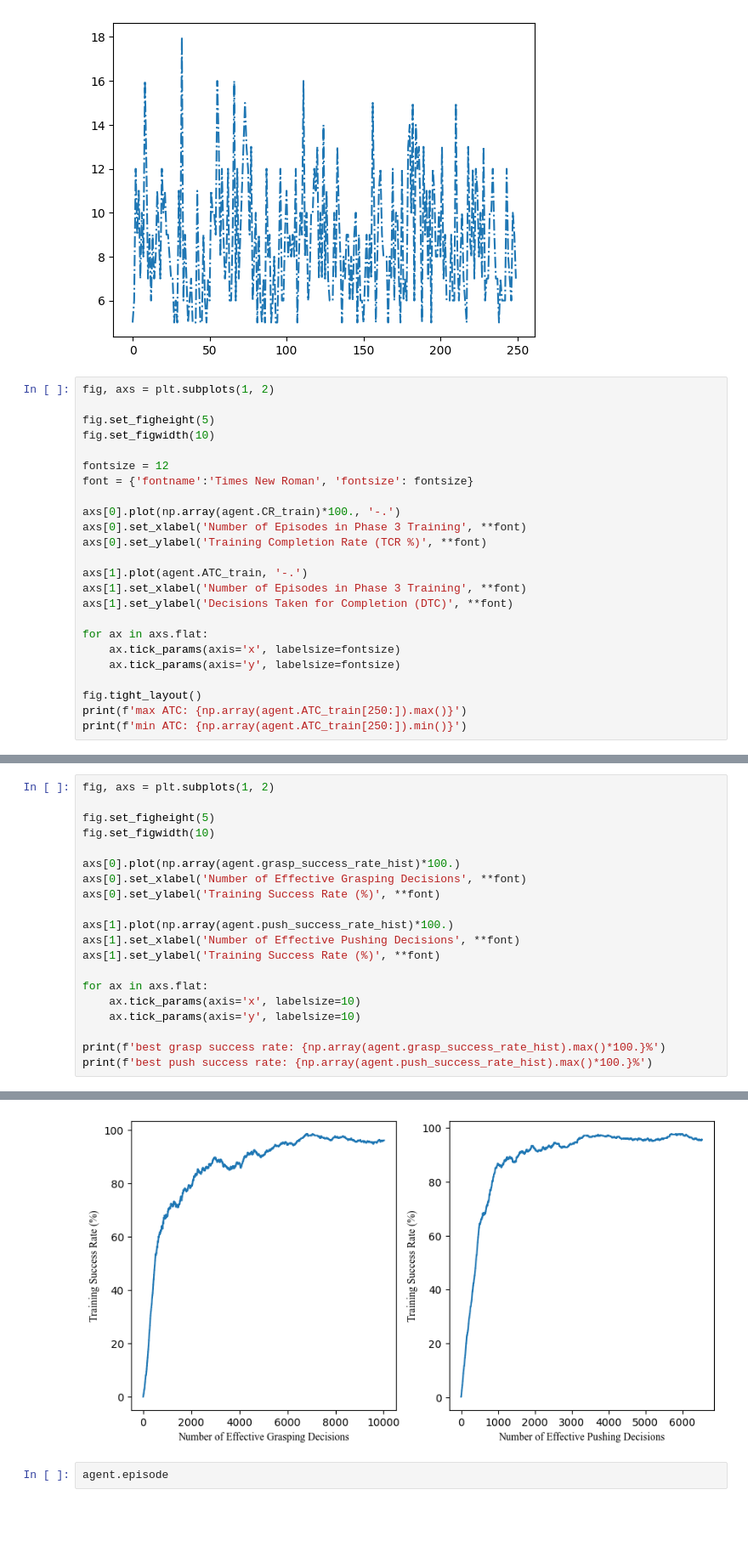
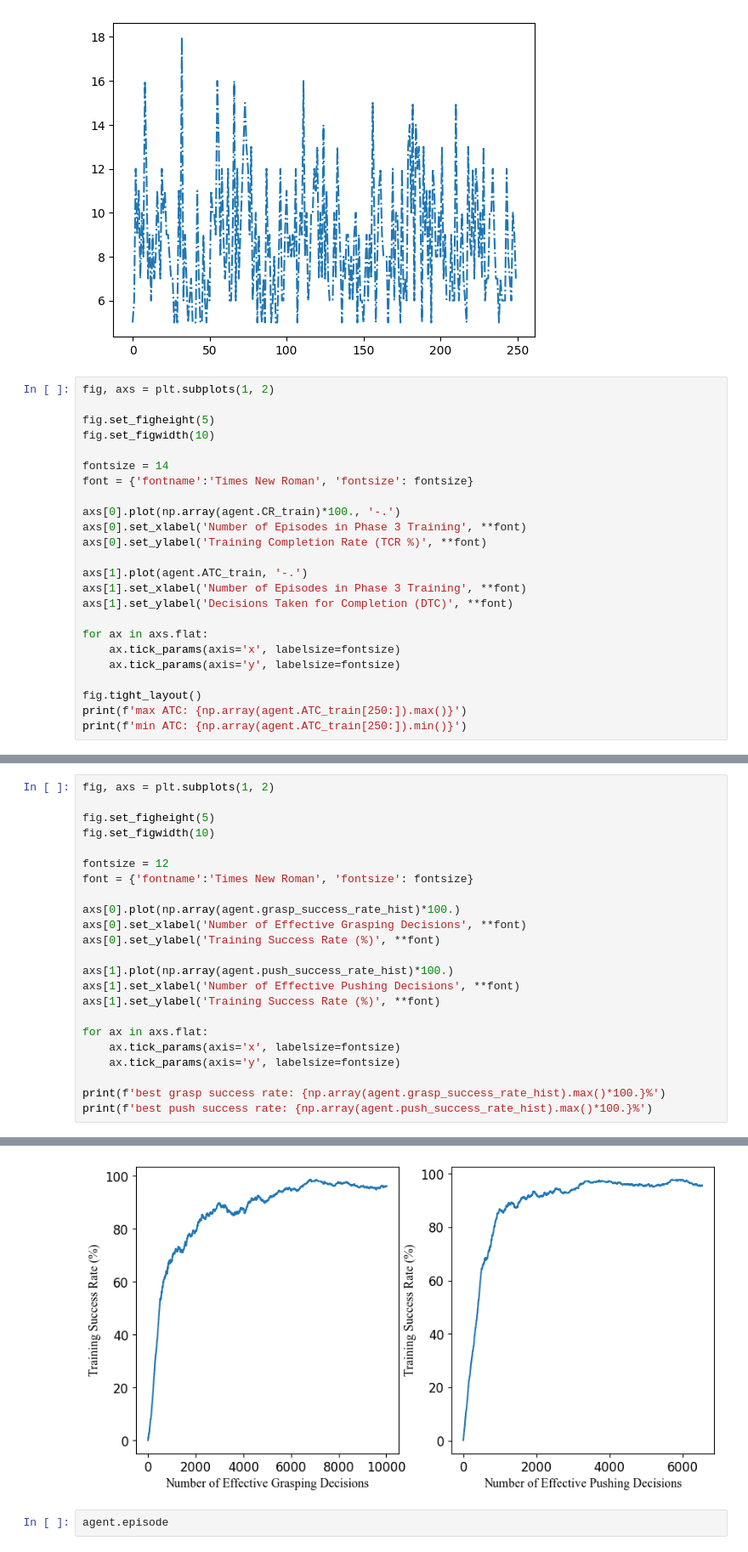
Before and after one commit to ryanyu512/vision_based_synergies_between_closed_loop_grasping_and_pushing, a Jupyter notebook: research2.0/research2.0_train.ipynb, the cells around one changed output, grey strips where cells are left out. Shown: that part at 85% size. Saved outputs shown, nothing was run; the diff lists cells and outputs as text; blank space fills up the shorter version.

```diff
--- a/research2.0/research2.0_train.ipynb
+++ b/research2.0/research2.0_train.ipynb
@@ -100,7 +100,7 @@ fig, axs = plt.subplots(1, 2)
 fig.set_figheight(5)
 fig.set_figwidth(10)
 
-fontsize = 12
+fontsize = 14
 font = {'fontname':'Times New Roman', 'fontsize': fontsize}
 
 axs[0].plot(np.array(agent.CR_train)*100., '-.')
@@ -125,27 +125,30 @@ min ATC: 8.488
 # %%
 fig, axs = plt.subplots(1, 2)
 
 fig.set_figheight(5)
 fig.set_figwidth(10)
+
+fontsize = 12
+font = {'fontname':'Times New Roman', 'fontsize': fontsize}
 
 axs[0].plot(np.array(agent.grasp_success_rate_hist)*100.)
 axs[0].set_xlabel('Number of Effective Grasping Decisions', **font)
 axs[0].set_ylabel('Training Success Rate (%)', **font)
 
 axs[1].plot(np.array(agent.push_success_rate_hist)*100.)
 axs[1].set_xlabel('Number of Effective Pushing Decisions', **font)
 axs[1].set_ylabel('Training Success Rate (%)', **font)
 
 for ax in axs.flat:
-    ax.tick_params(axis='x', labelsize=10)
-    ax.tick_params(axis='y', labelsize=10)
+    ax.tick_params(axis='x', labelsize=fontsize)
+    ax.tick_params(axis='y', labelsize=fontsize)
 
 print(f'best grasp success rate: {np.array(agent.grasp_success_rate_hist).max()*100.}%')
 print(f'best push success rate: {np.array(agent.push_success_rate_hist).max()*100.}%')
 # %% [output]
 best grasp success rate: 98.6%
 best push success rate: 97.8%
-[figure, old version]
+[figure, new version]
 # %%
 agent.episode
 # %% [output]
```
Also changed, not shown: parts of 1 cell of this notebook, 1 other file.
